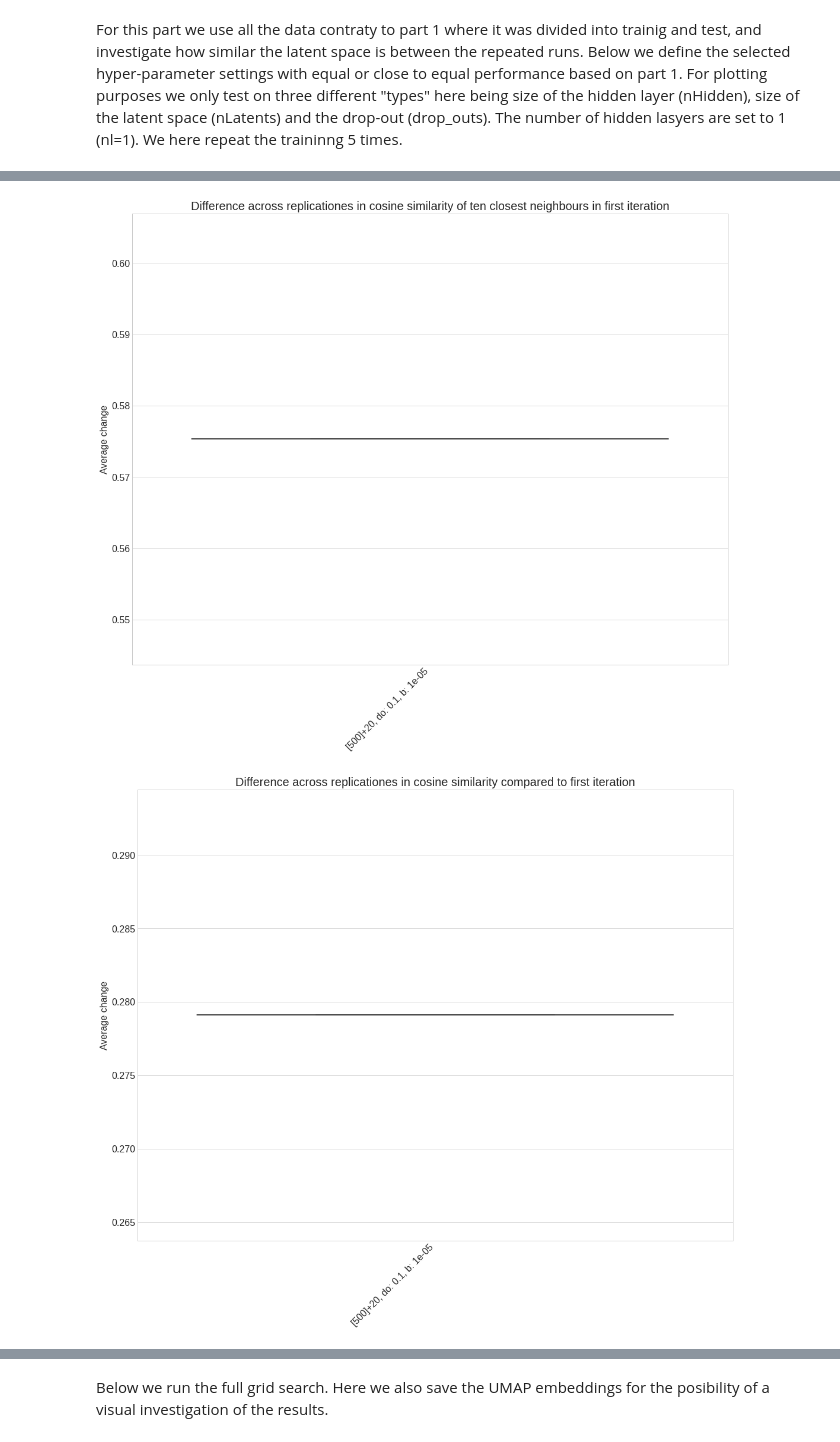
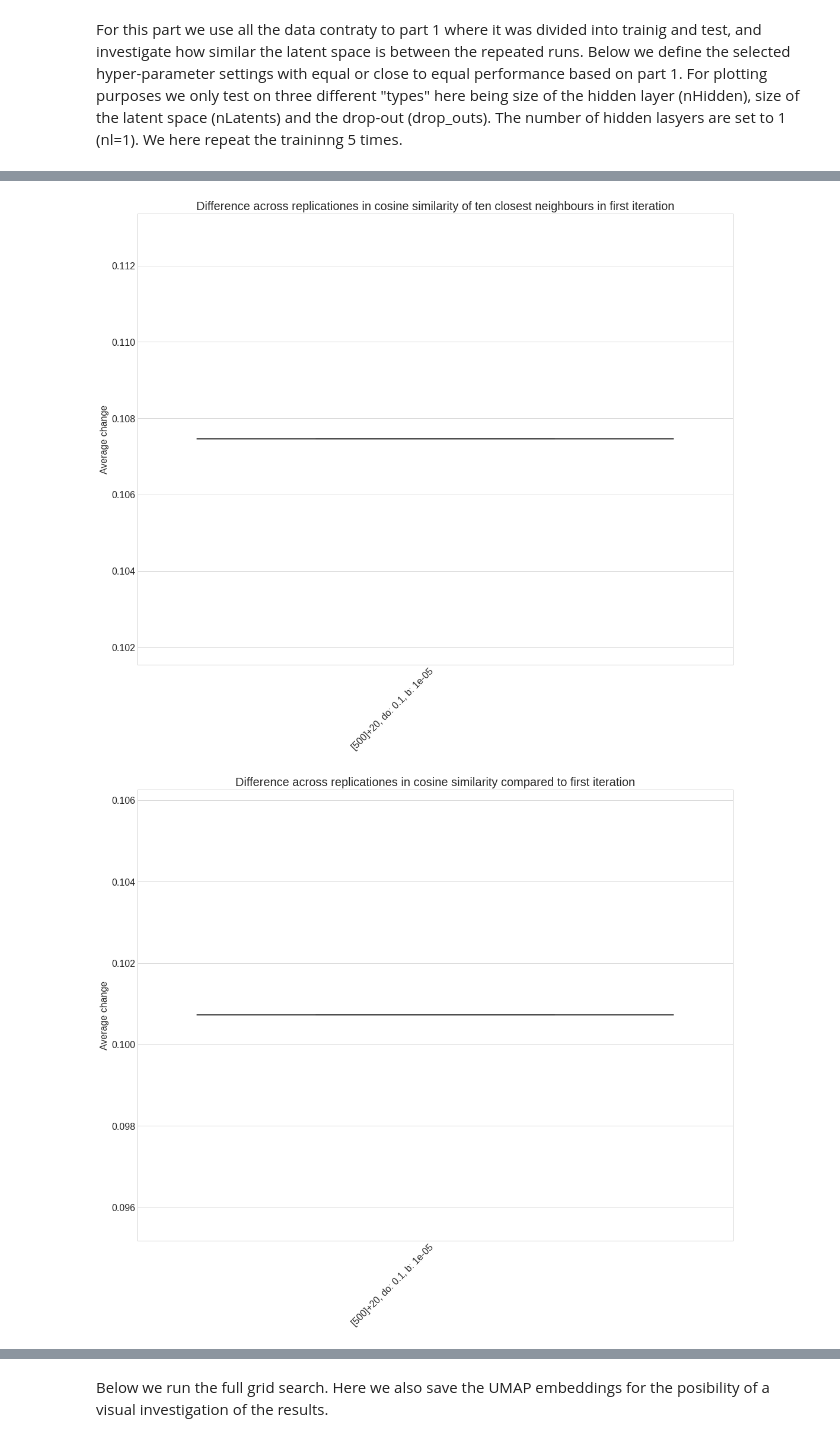
Before and after one commit to RasmussenLab/MOVE, a Jupyter notebook: 03_MOVE_hyperparameter_optimization_stability.ipynb, the cells around one changed output, grey strips where cells are left out. Drawn from its saved outputs; the diff is of its cells as text; code cells hidden in the pictures.

Commit message:
Add seed to the model

```diff
--- a/03_MOVE_hyperparameter_optimization_stability.ipynb
+++ b/03_MOVE_hyperparameter_optimization_stability.ipynb
@@ -45,6 +45,7 @@ def main(base_config=base_config):
     categorical_weights = cfg.data.categorical_weights
     continuous_weights = cfg.data.continuous_weights
 
+    seed = cfg.model.seed
     cuda = cfg.model.cuda
     lrate = cfg.model.lrate
     kld_steps = cfg.model.kld_steps
@@ -76,7 +77,8 @@ def main(base_config=base_config):
                                                                                 kld_steps, batch_steps,
                                                                                 cuda, path,
                                                                                 con_list, cat_list,
-                                                                                continuous_weights, categorical_weights)
+                                                                                continuous_weights, categorical_weights,
+                                                                                seed)
 
     # Getting stability results
     stability_top10, stability_top10_df = get_top10_stability(nHiddens, nLatents, nDropout, nLayers, repeat, latents, batch_sizes, nBeta)
@@ -132,6 +134,6 @@ data:
 dropout: 0.1
 beta: 1.0e-05
 batch_sizes: 10
 tuned_num_epochs: 4
-[figure, old version]
+[figure, new version]
-[figure, old version]
+[figure, new version]
```
Also changed, not shown: parts of 1 cell of this notebook, 8 other files.
